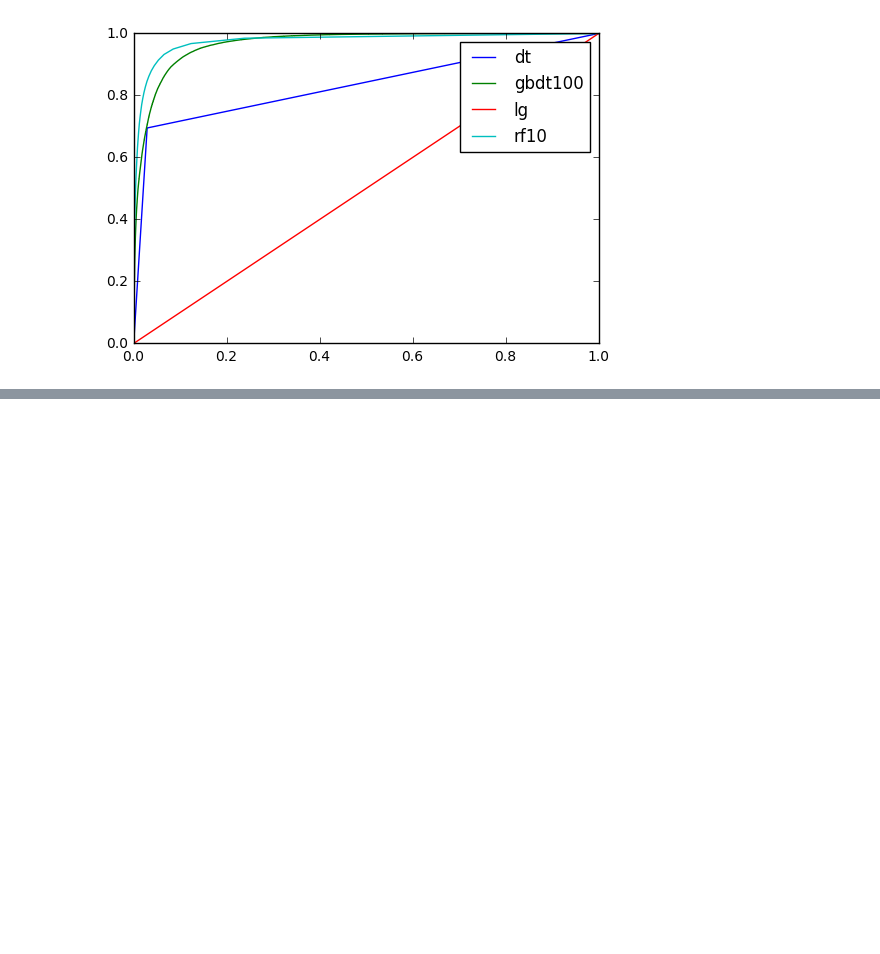
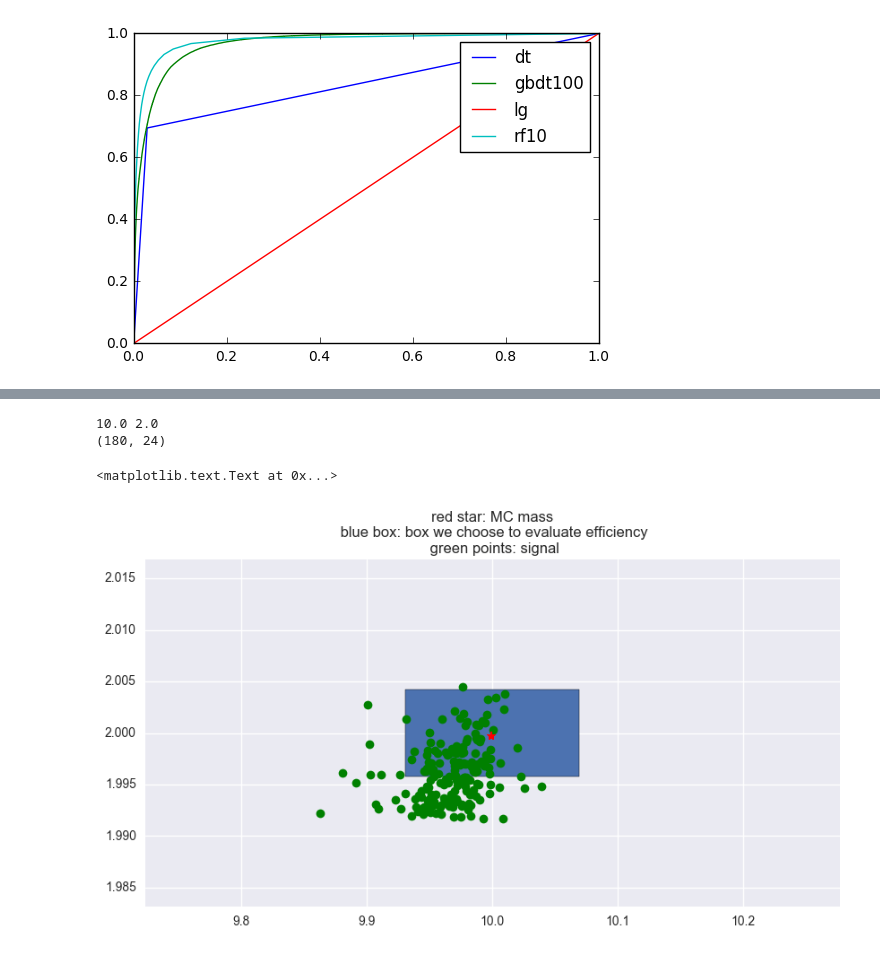
Before and after one commit to DJS2017/darkphoton_learning, a Jupyter notebook: candidate_selection/model_evaluation.ipynb, the cells around one changed output, grey strips where cells are left out. Saved outputs shown, nothing was run; the diff lists cells and outputs as text; code cells hidden in the pictures; blank space fills up the shorter version.

```diff
--- a/candidate_selection/model_evaluation.ipynb
+++ b/candidate_selection/model_evaluation.ipynb
@@ -120,0 +203,32 @@ plt.text(0, 0.06, txt)
+# %%
+upsmcmass_,Amcmass_ = 10.0, 2.0
+print upsmcmass_,Amcmass_
+filte = (events_test.upsmcmass<upsmcmass_+delta_ups) & (events_test.upsmcmass>upsmcmass_-delta_ups) \
+        & (events_test.A1mcmass<Amcmass_+delta_A) & (events_test.A1mcmass>Amcmass_-delta_A) \
+        & (events_test.upsmass<upsmcmass_+delta_ups) & (events_test.upsmass>upsmcmass_-delta_ups) \
+        & (events_test.A1mass<Amcmass_+delta_A) & (events_test.A1mass>Amcmass_-delta_A)
+
+events_singleMC = events_test[filte]
+events_signal = events_singleMC[events_singleMC.cr_score > threshold]
+print events_signal.shape
+
+import matplotlib.patches as patches
+fig1 = plt.figure(figsize=(10,5))
+ax1 = fig1.add_subplot(111)
+ax1.add_patch(
+            patches.Rectangle(
+                (upsmcmass_-delta_ups/2.0, Amcmass_-delta_A/2.0),
+                delta_ups,
+                delta_A,))
+#plt.plot(events_singleMC.upsmass, events_singleMC.A1mass,'o', color='b')
+ax1.plot(events_signal.upsmass, events_signal.A1mass,'o', color='g')
+ax1.plot(events_singleMC.upsmcmass, events_singleMC.A1mcmass,'*', color='r')
+plt.xlim(upsmcmass_-2*delta_ups, upsmcmass_+2*delta_ups)
+plt.ylim(Amcmass_-2*delta_A, Amcmass_+2*delta_A)
+txt = 'red star: MC mass\n blue box: box we choose to evaluate efficiency\n green points: signal'
+plt.title(txt)
+# %% [output]
+10.0 2.0
+(180, 24)
+<matplotlib.text.Text at 0x...>
+[figure, added]
```
Also changed, not shown: parts of 6 cells of this notebook.
